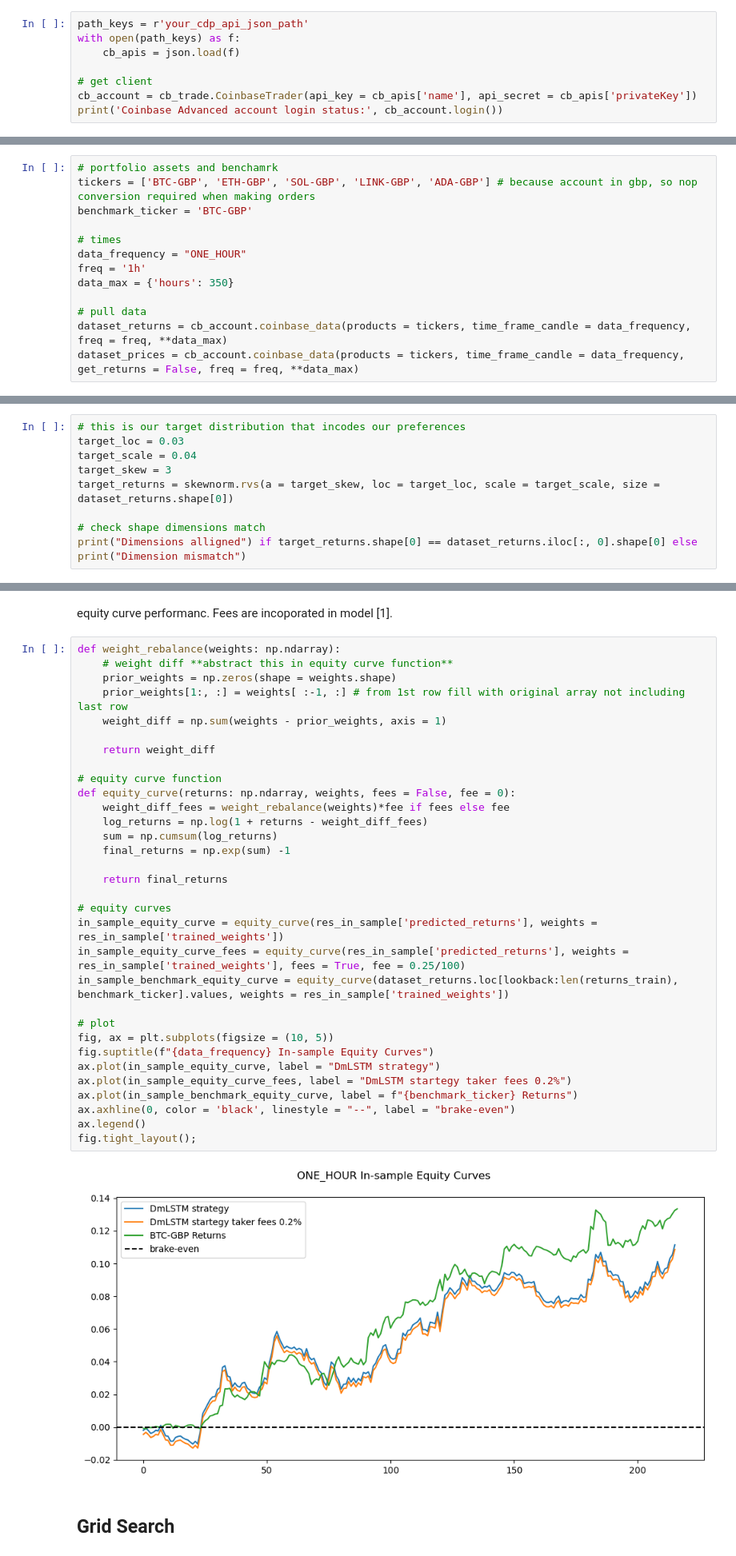
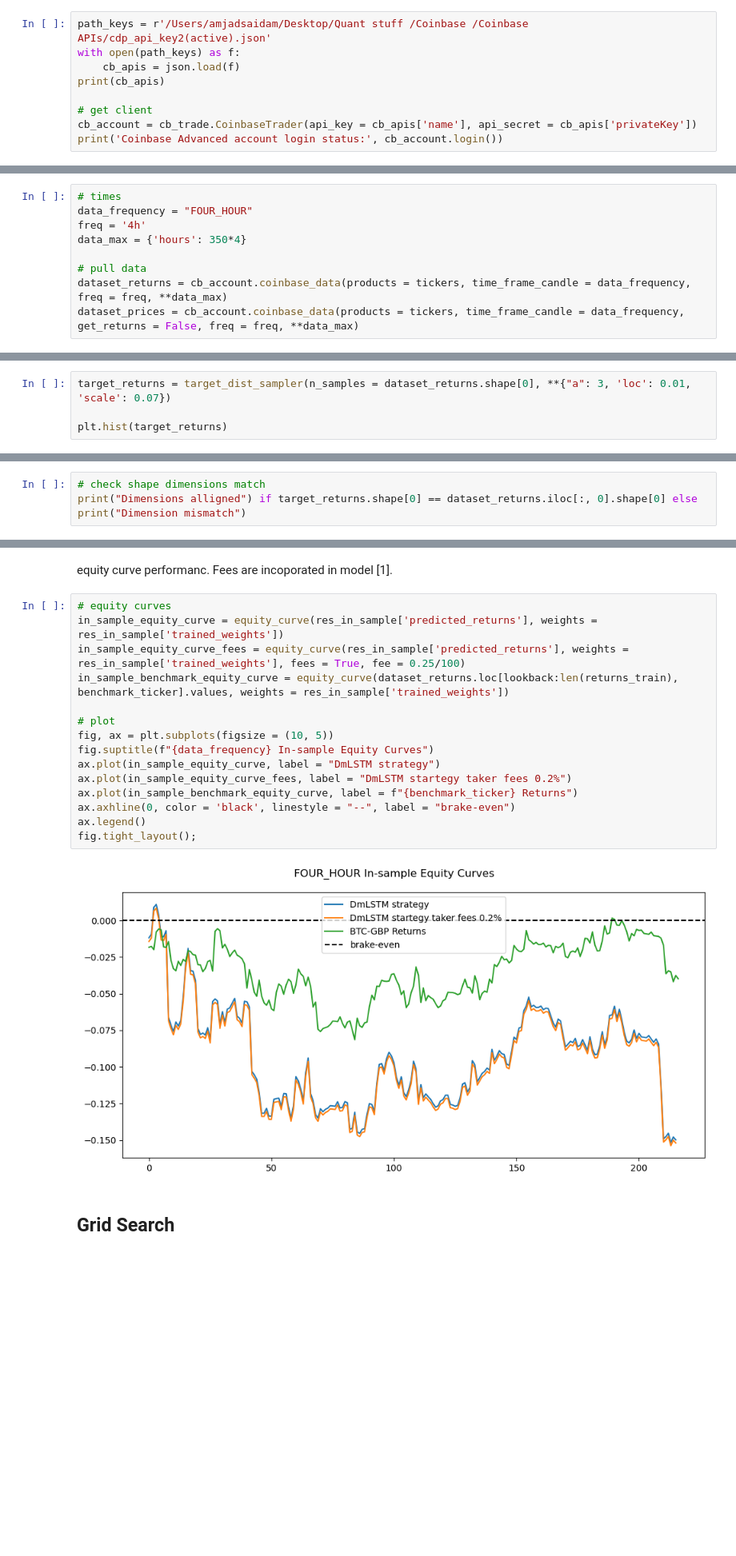
Before and after one commit to AmjadSaidam/Coinbase-DL-Portfolio-Buyer, a Jupyter notebook: backtest.ipynb, the cells around one changed output, grey strips where cells are left out. Shown at 80% size. Saved outputs shown, nothing was run; the diff lists cells and outputs as text; blank space fills up the shorter version.

```diff
--- a/backtest.ipynb
+++ b/backtest.ipynb
@@ -23,7 +35,8 @@ from coinbase.rest import RESTClient
 # %%
-path_keys = r'your_cdp_api_json_path'
+path_keys = r'/Users/amjadsaidam/Desktop/Quant stuff /Coinbase /Coinbase APIs/cdp_api_key2(active).json'
 with open(path_keys) as f:
     cb_apis = json.load(f)
+print(cb_apis)
 
 # get client
 cb_account = cb_trade.CoinbaseTrader(api_key = cb_apis['name'], api_secret = cb_apis['privateKey'])
@@ -33,12 +68,8 @@ Coinbase Advanced account login status: True
 # %%
-# portfolio assets and benchamrk
-tickers = ['BTC-GBP', 'ETH-GBP', 'SOL-GBP', 'LINK-GBP', 'ADA-GBP'] # because account in gbp, so nop conversion required when making orders
-benchmark_ticker = 'BTC-GBP'
-
 # times
-data_frequency = "ONE_HOUR"
-freq = '1h'
-data_max = {'hours': 350}
+data_frequency = "FOUR_HOUR"
+freq = '4h'
+data_max = {'hours': 350*4}
 
 # pull data
 dataset_returns = cb_account.coinbase_data(products = tickers, time_frame_candle = data_frequency, freq = freq, **data_max)
@@ -66,3 +81,7 @@ dataset_returns.shape == dataset_prices.shape
 True
 # %% [markdown]
 training and test sets
+# %%
+target_returns = target_dist_sampler(n_samples = dataset_returns.shape[0], **{"a": 3, 'loc': 0.01, 'scale': 0.07})
+
+plt.hist(target_returns)
@@ -69,10 +95,4 @@ training and test sets
 # %%
-# this is our target distribution that incodes our preferences
-target_loc = 0.03
-target_scale = 0.04
-target_skew = 3
-target_returns = skewnorm.rvs(a = target_skew, loc = target_loc, scale = target_scale, size = dataset_returns.shape[0])
-
 # check shape dimensions match
 print("Dimensions alligned") if target_returns.shape[0] == dataset_returns.iloc[:, 0].shape[0] else print("Dimension mismatch")
 # %% [output]
@@ -157,39 +177,22 @@ plt.tight_layout();
 # %% [markdown]
 equity curve performanc. Fees are incoporated in model [1].
 # %%
-def weight_rebalance(weights: np.ndarray):
-    # weight diff **abstract this in equity curve function**
-    prior_weights = np.zeros(shape = weights.shape)
-    prior_weights[1:, :] = weights[ :-1, :] # from 1st row fill with original array not including last row
-    weight_diff = np.sum(weights - prior_weights, axis = 1)
-
-    return weight_diff
-
-# equity curve function
-def equity_curve(returns: np.ndarray, weights, fees = False, fee = 0):
-    weight_diff_fees = weight_rebalance(weights)*fee if fees else fee
-    log_returns = np.log(1 + returns - weight_diff_fees)
-    sum = np.cumsum(log_returns)
-    final_returns = np.exp(sum) -1
-
-    return final_returns
-
 # equity curves
 in_sample_equity_curve = equity_curve(res_in_sample['predicted_returns'], weights = res_in_sample['trained_weights'])
 in_sample_equity_curve_fees = equity_curve(res_in_sample['predicted_returns'], weights = res_in_sample['trained_weights'], fees = True, fee = 0.25/100)
 in_sample_benchmark_equity_curve = equity_curve(dataset_returns.loc[lookback:len(returns_train), benchmark_ticker].values, weights = res_in_sample['trained_weights'])
 
 # plot
 fig, ax = plt.subplots(figsize = (10, 5))
 fig.suptitle(f"{data_frequency} In-sample Equity Curves")
 ax.plot(in_sample_equity_curve, label = "DmLSTM strategy")
 ax.plot(in_sample_equity_curve_fees, label = "DmLSTM startegy taker fees 0.2%")
 ax.plot(in_sample_benchmark_equity_curve, label = f"{benchmark_ticker} Returns")
 ax.axhline(0, color = 'black', linestyle = "--", label = "brake-even")
 ax.legend()
 fig.tight_layout();
 # %% [output]
-[figure, old version]
+[figure, new version]
 # %% [markdown]
 ## **Grid Search**
 # %% [markdown]
```
Also changed, not shown: parts of 56 cells of this notebook.
